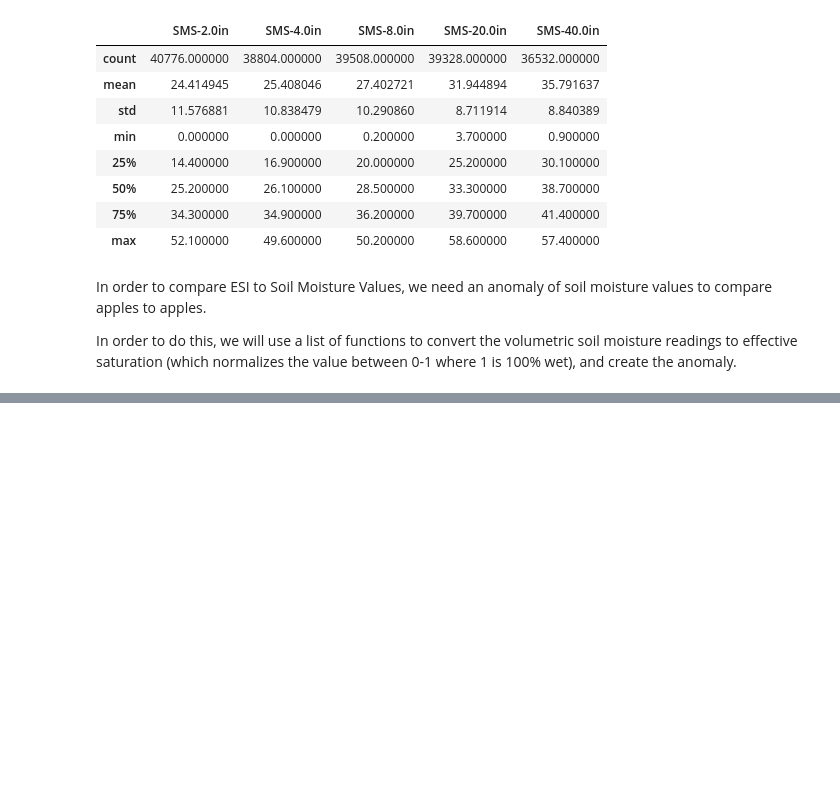
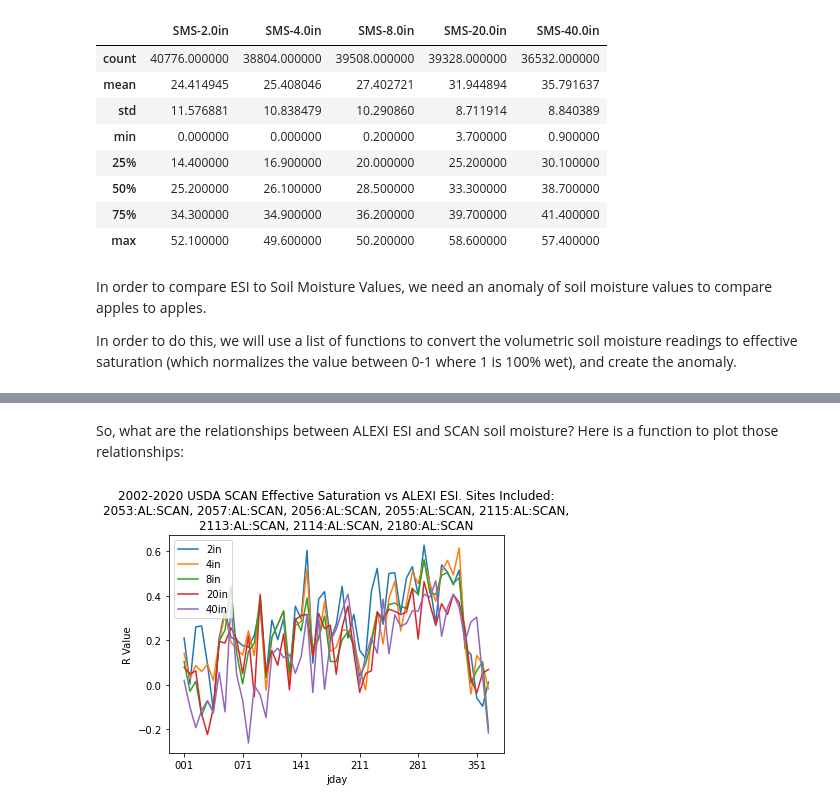
Before and after one commit to Corey4005/SCANAnalysis, a Jupyter notebook: SCAN-scripts/SCAN vs ESI updates.ipynb, the cells around one changed output, grey strips where cells are left out. Drawn from its saved outputs; the diff is of its cells as text; code cells hidden in the pictures; blank space fills up the shorter version.

```diff
--- a/SCAN-scripts/SCAN vs ESI updates.ipynb
+++ b/SCAN-scripts/SCAN vs ESI updates.ipynb
@@ -84,0 +202,6 @@ MAKE_DF()
+# %% [markdown]
+So, what are the relationships between ALEXI ESI and SCAN soil moisture? Here is a function to plot those relationships:
+# %%
+CORR = CORRELATE_BY_DAY_ALL(new_df)
+# %% [output]
+[figure, added]
```
Also changed, not shown: parts of 18 cells of this notebook.
